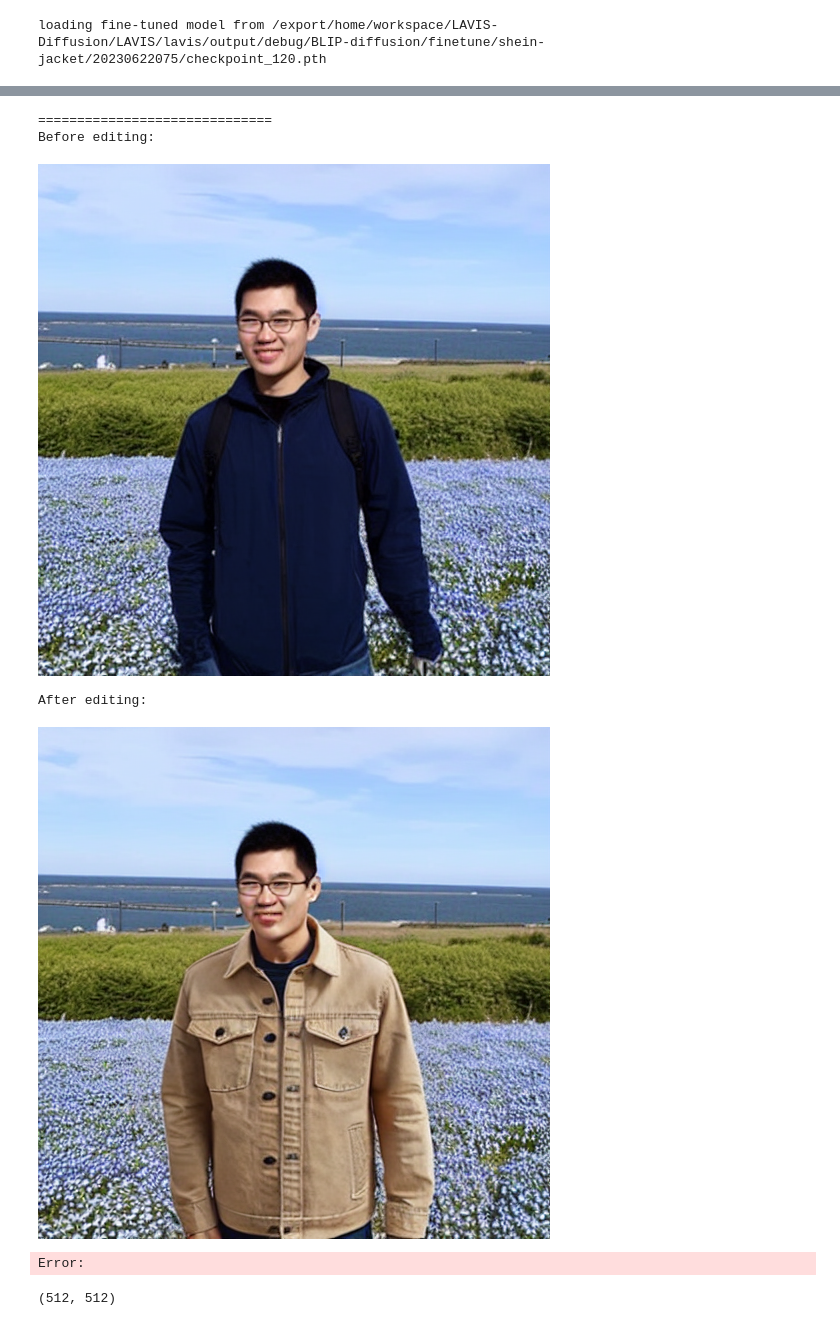
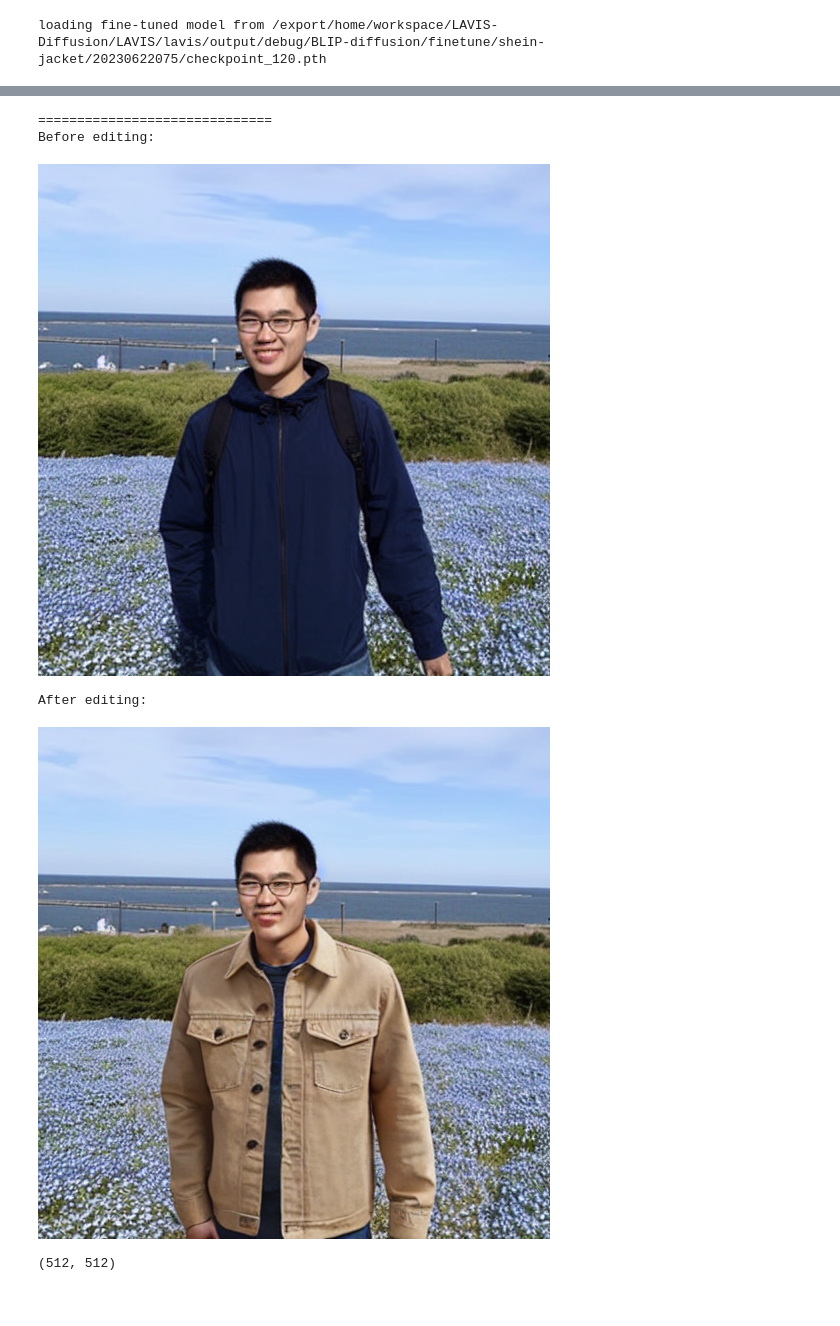
Before and after one commit to salesforce/LAVIS, a Jupyter notebook: projects/blip-diffusion/notebooks/editing_tryon_finetuned.ipynb, the cells around one changed output, grey strips where cells are left out. Cells and saved outputs as stored; diff of their text form; code cells hidden in the pictures.

Commit message:
change sample keywards for inference; add example notebooks.

```diff
--- a/projects/blip-diffusion/notebooks/editing_tryon_finetuned.ipynb
+++ b/projects/blip-diffusion/notebooks/editing_tryon_finetuned.ipynb
@@ -24,7 +43,6 @@ No ctx_embeddings_cache found in /export/share/dongxuli/zerobooth/500000-renamed
 # %%
-# finetuned_ckpt = "/export/home/workspace/LAVIS-Diffusion/LAVIS/lavis/output/debug/BLIP-diffusion/finetune/20230622064/checkpoint_100.pth"
-# finetuned_ckpt = "/export/home/workspace/LAVIS-Diffusion/LAVIS/lavis/output/debug/BLIP-diffusion/finetune/pink-dress/20230622073/checkpoint_150.pth"
-finetuned_ckpt = "/export/home/workspace/LAVIS-Diffusion/LAVIS/lavis/output/debug/BLIP-diffusion/finetune/shein-jacket/20230622075/checkpoint_120.pth"
+# finetuned_ckpt = "/export/home/workspace/LAVIS-Diffusion/LAVIS/lavis/output/debug/BLIP-diffusion/finetune/shein-jacket/20230622075/checkpoint_120.pth"
+finetuned_ckpt = "/export/share/dongxuli/zerobooth/shein-jacket/checkpoint_120.pth"
 model.load_checkpoint(finetuned_ckpt)
 # %% [output]
 loading fine-tuned model from /export/home/workspace/LAVIS-Diffusion/LAVIS/lavis/output/debug/BLIP-diffusion/finetune/shein-jacket/20230622075/checkpoint_120.pth
@@ -56,0 +49,15 @@ display(raw_image.resize((256, 256)))
+# %%
+cond_subject = "jacket"
+src_subject = "jacket"
+tgt_subject = "jacket"
+
+text_prompt = "on a person, flower field in the background"
+
+src_subject = txt_preprocess["eval"](src_subject)
+tgt_subject = txt_preprocess["eval"](tgt_subject)
+cond_subject = txt_preprocess["eval"](cond_subject)
+text_prompt = [txt_preprocess["eval"](text_prompt)]
+
+src_image = Image.open("../images/junnan-profile.jpg").convert("RGB")
+
+display(src_image.resize((256, 256)))
@@ -57,44 +66,44 @@ display(raw_image.resize((256, 256)))
 # %%
 samples = {
-    "input_images": None,
+    "cond_images": None,
+    "cond_subject": cond_subject,
     "src_subject": src_subject,
     "tgt_subject": tgt_subject,
-    "prompt": prompt,
-    "raw_image": raw_image,
+    "prompt": text_prompt,
+    "raw_image": src_image,
 }
 # %%
 iter_seed = 8887
 guidance_scale = 7.5
-# guidance_scale = 1.0
-num_inference_steps = 200
+num_inference_steps = 50
 num_inversion_steps = 50
+lb_threshold = 0.45
 negative_prompt = "over-exposure, under-exposure, saturated, duplicate, out of frame, lowres, cropped, worst quality, low quality, jpeg artifacts, morbid, mutilated, out of frame, ugly, bad anatomy, bad proportions, deformed, blurry, duplicate"
 
 output = model.edit(
     samples,
     seed=iter_seed,
     guidance_scale=guidance_scale,
     num_inference_steps=num_inference_steps,
     num_inversion_steps=num_inversion_steps,
     neg_prompt=negative_prompt,
-    lb_threshold=0.45
+    lb_threshold=lb_threshold
 )
 
 print("=" * 30)
 print("Before editing:")
 display(output[0])
 
 print("After editing:")
 display(output[1])
 # %% [output]
 ['a jacket on a person, flower field in the background', 'a sks sks sks sks sks sks sks sks sks sks sks sks sks sks sks sks jacket on a person, flower field in the background']
 Using cached BLIP embeddings
 ==============================
 Before editing:
-[figure, old version]
+[figure, new version]
 After editing:
-[figure, old version]
+[figure, new version]
-Error:
 # %%
 output[0].size
 # %% [output]
```
Also changed, not shown: parts of 4 cells of this notebook, 25 other files.
